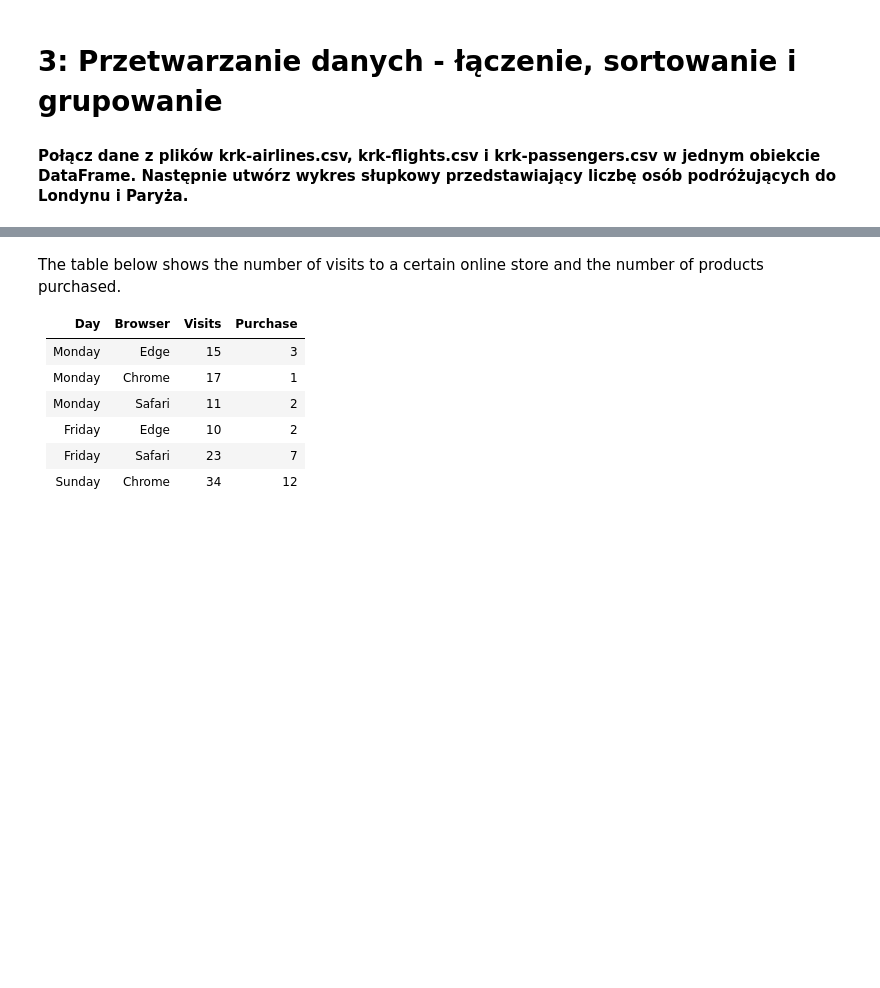
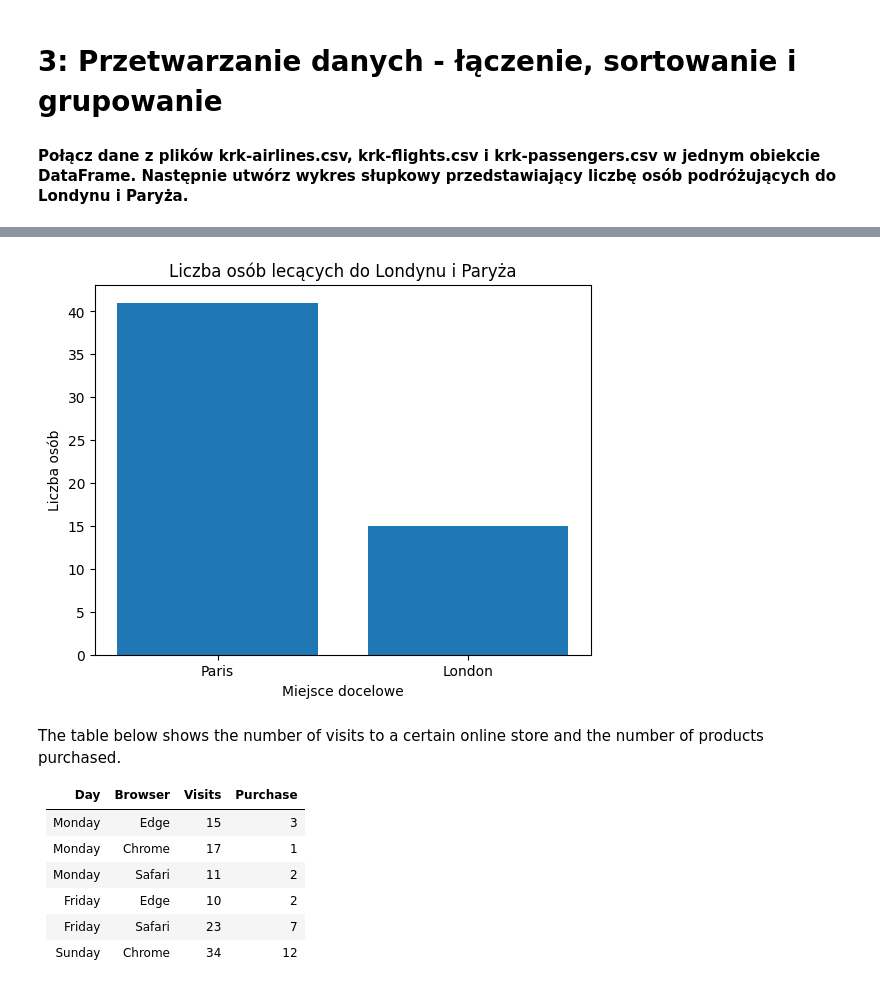
Before and after one commit to lismalgorzata/PVD, a Jupyter notebook: Exercises/exercise3.ipynb, the cells around one changed output, grey strips where cells are left out. Cells and saved outputs as stored; diff of their text form; code cells hidden in the pictures; blank space fills up the shorter version.

Commit message:
data grouping + sorting + joining exercises

```diff
--- a/Exercises/exercise3.ipynb
+++ b/Exercises/exercise3.ipynb
@@ -3,0 +6,7 @@
+# %%
+airlines = pd.read_csv('krk-airlines.csv')
+flights = pd.read_csv('krk-flights.csv')
+passengers = pd.read_csv('krk-passengers.csv')
+# %%
+combined = pd.merge(airlines, flights, on='airlineid')
+combined
@@ -3,0 +19,3 @@
+# %%
+combined_krk = pd.merge(combined, passengers, on='flight')
+combined_krk
@@ -3,0 +36,4 @@
+# %%
+filtered_data = combined_krk[combined_krk['to'].isin(['London', 'Paris'])]
+sorted_data = filtered_data.sort_values(by='to')
+sorted_data
@@ -4,3 +58,23 @@
+# %%
+import matplotlib.pyplot as plt
+
+# Metoda value_counts() zlicza liczbę wystąpień każdej unikalnej wartości i zwraca wynik w postaci serii Pandas, gdzie indeksy to unikalne wartości, a wartości to liczba ich wystąpień.
+counts = sorted_data['to'].value_counts()
+
+# Tworzenie wykresu słupkowego
+# Funkcja plt.bar() tworzy słupki na wykresie. Jako argumenty przyjmuje dwie listy: pierwsza lista (counts.index) zawiera etykiety dla każdego słupka
+# (czyli miejsca docelowego, czyli 'Londyn' i 'Paryż'), a druga lista (counts.values) zawiera wysokości odpowiadającego każdemu słupkowi, czyli liczbę osób lecących do danego miejsca.
+plt.bar(counts.index, counts.values)
+
+# Dodanie tytułu i etykiet osi
+plt.title('Liczba osób lecących do Londynu i Paryża')
+plt.xlabel('Miejsce docelowe')
+plt.ylabel('Liczba osób')
+
+# Wyświetlenie wykresu
+plt.show()
+# %% [output]
+[figure, added]
 # %% [markdown]
 The table below shows the number of visits to a certain online store and the number of products purchased.
 
```
Also changed, not shown: parts of 46 cells of this notebook, 4 other files.
